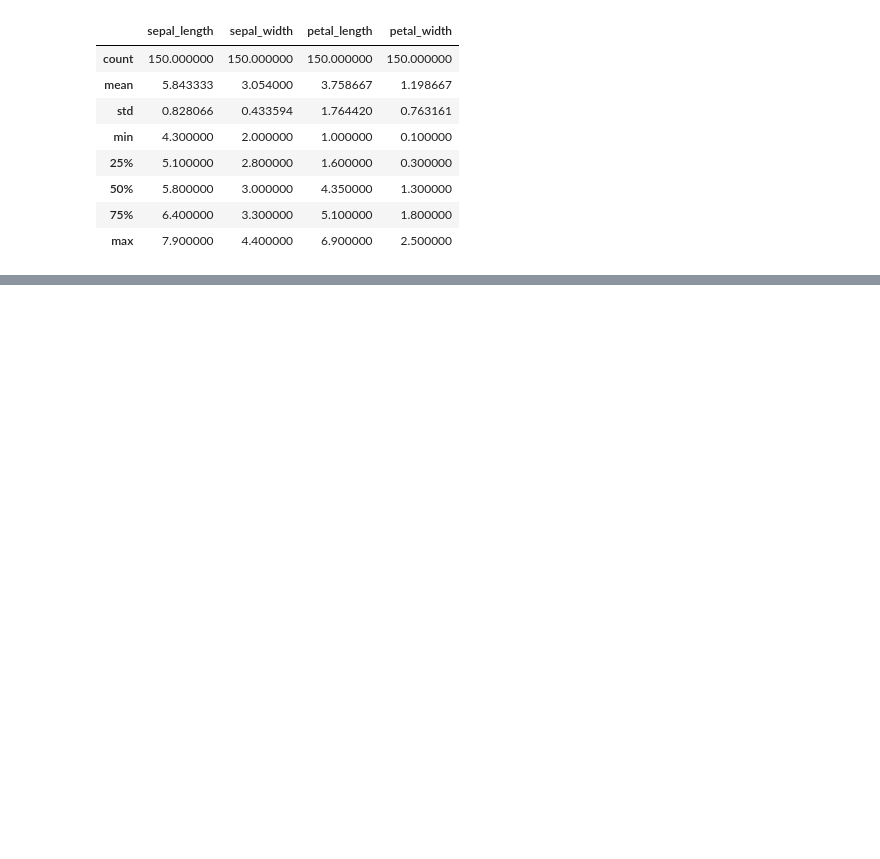
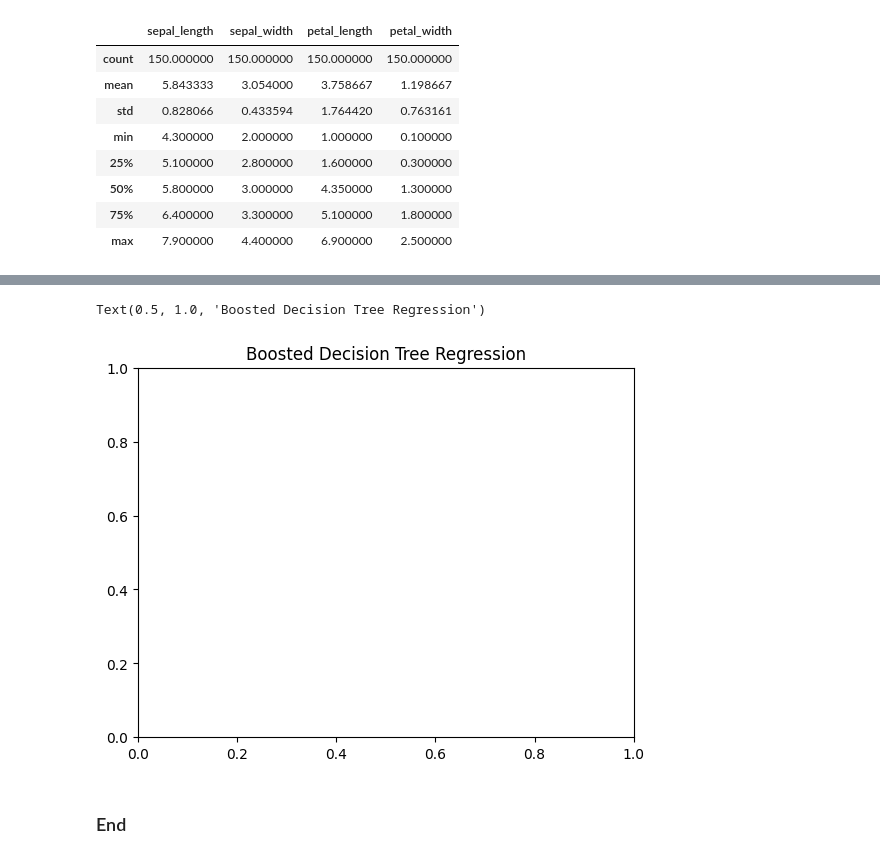
Before and after one commit to AnnaSikora29/principles_of_da, a Jupyter notebook: datasets.ipynb, the cells around one changed output, grey strips where cells are left out. Cells and saved outputs as stored; diff of their text form; code cells hidden in the pictures; blank space fills up the shorter version.

```diff
--- a/datasets.ipynb
+++ b/datasets.ipynb
@@ -45,0 +256,5 @@ df.describe()
+# %%
+plt.title("Boosted Decision Tree Regression")
+# %% [output]
+Text(0.5, 1.0, 'Boosted Decision Tree Regression')
+[figure, added]
@@ -45,0 +263,2 @@ df.describe()
+# %% [markdown]
+### End
```
Also changed, not shown: parts of 37 cells of this notebook.
